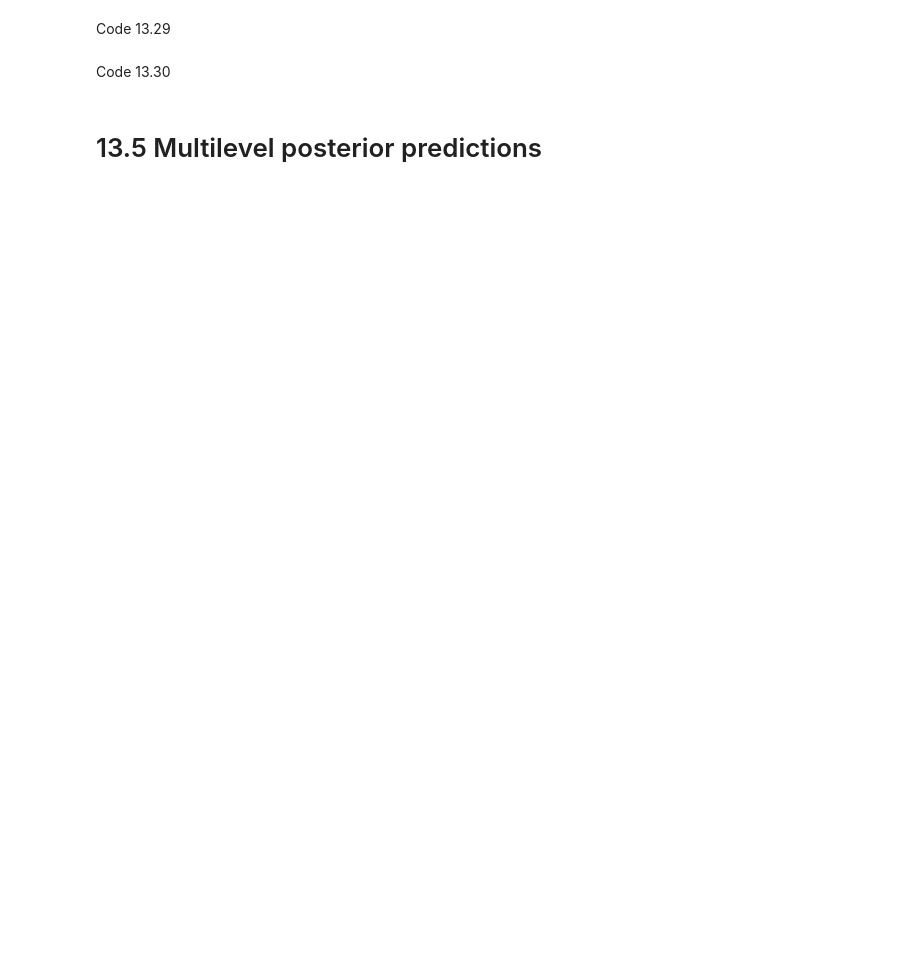
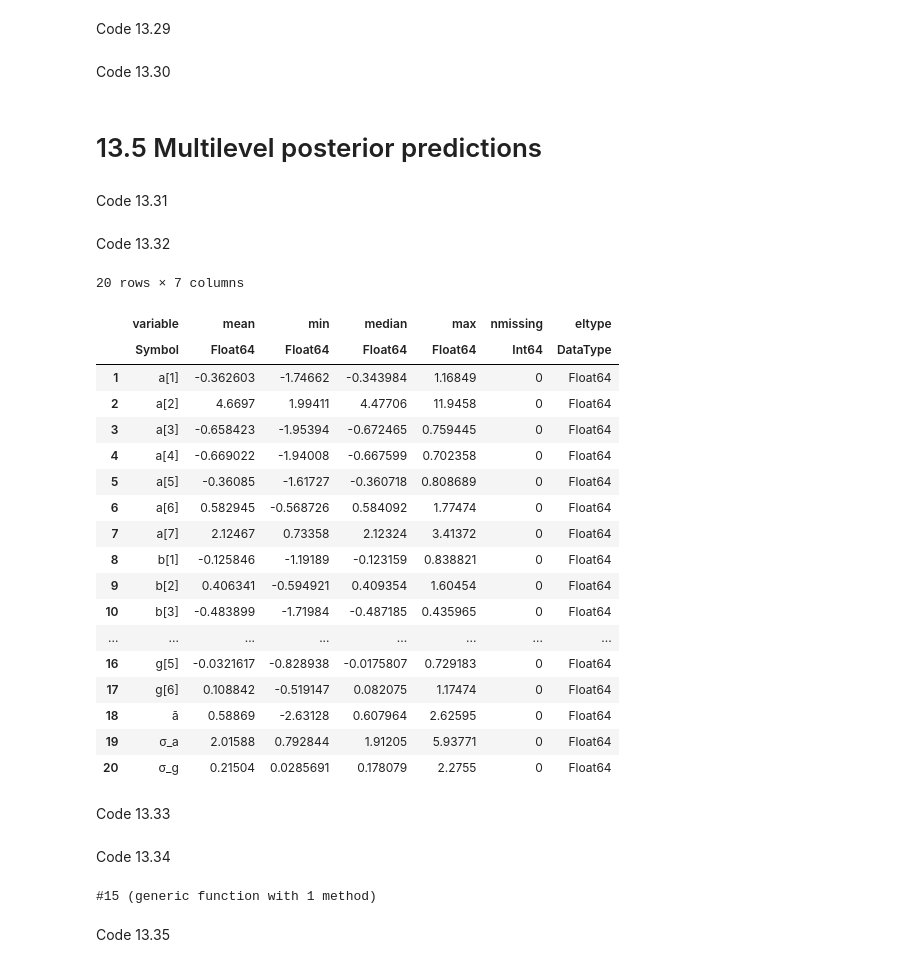
Before and after one commit to Shmuma/rethinking-2ed-julia, a Jupyter notebook: 13-Chapter 13. Models with Memory.ipynb, the cells around one changed output. Drawn from its saved outputs; the diff is of its cells as text; code cells hidden in the pictures; blank space fills up the shorter version.

```diff
--- a/13-Chapter 13. Models with Memory.ipynb
+++ b/13-Chapter 13. Models with Memory.ipynb
@@ -536,3 +536,5 @@ scatter!(ess_4, ess_4nc)
 plot!(identity, c=:gray, s=:dash)
 # %% [markdown]
 # 13.5 Multilevel posterior predictions
+# %% [markdown]
+Code 13.31
@@ -538,0 +560,28 @@ plot!(identity, c=:gray, s=:dash)
+# %% [markdown]
+Code 13.32
+# %%
+post = sample(resetrange(m13_4_ch), 2000)
+post = DataFrame(post)
+describe(post)
+# %% [output]
+20 rows × 7 columns
+|  | variable | mean | min | median | max | nmissing | eltype |
+|  | Symbol | Float64 | Float64 | Float64 | Float64 | Int64 | DataType |
+| 1 | a[1] | -0.362603 | -1.74662 | -0.343984 | 1.16849 | 0 | Float64 |
+| 2 | a[2] | 4.6697 | 1.99411 | 4.47706 | 11.9458 | 0 | Float64 |
+| 3 | a[3] | -0.658423 | -1.95394 | -0.672465 | 0.759445 | 0 | Float64 |
+| 4 | a[4] | -0.669022 | -1.94008 | -0.667599 | 0.702358 | 0 | Float64 |
+| 5 | a[5] | -0.36085 | -1.61727 | -0.360718 | 0.808689 | 0 | Float64 |
+| 6 | a[6] | 0.582945 | -0.568726 | 0.584092 | 1.77474 | 0 | Float64 |
+| 7 | a[7] | 2.12467 | 0.73358 | 2.12324 | 3.41372 | 0 | Float64 |
+| 8 | b[1] | -0.125846 | -1.19189 | -0.123159 | 0.838821 | 0 | Float64 |
+| 9 | b[2] | 0.406341 | -0.594921 | 0.409354 | 1.60454 | 0 | Float64 |
+| 10 | b[3] | -0.483899 | -1.71984 | -0.487185 | 0.435965 | 0 | Float64 |
+| ... | ... | ... | ... | ... | ... | ... | ... |
+| 16 | g[5] | -0.0321617 | -0.828938 | -0.0175807 | 0.729183 | 0 | Float64 |
+| 17 | g[6] | 0.108842 | -0.519147 | 0.082075 | 1.17474 | 0 | Float64 |
+| 18 | ā | 0.58869 | -2.63128 | 0.607964 | 2.62595 | 0 | Float64 |
+| 19 | σ_a | 2.01588 | 0.792844 | 1.91205 | 5.93771 | 0 | Float64 |
+| 20 | σ_g | 0.21504 | 0.0285691 | 0.178079 | 2.2755 | 0 | Float64 |
+# %% [markdown]
+Code 13.33
@@ -538,0 +590,14 @@ plot!(identity, c=:gray, s=:dash)
+# %% [markdown]
+Code 13.34
+# %%
+p_link = (treatment, actor, block_id) -> begin
+    logodds =
+        getproperty(post, "a[$actor]") +
+        getproperty(post, "b[$block_id]") +
+        getproperty(post, "g[$treatment]")
+    logistic.(logodds)
+end
+# %% [output]
+#15 (generic function with 1 method)
+# %% [markdown]
+Code 13.35
```
Also changed, not shown: parts of 13 cells of this notebook, 1 other file.
